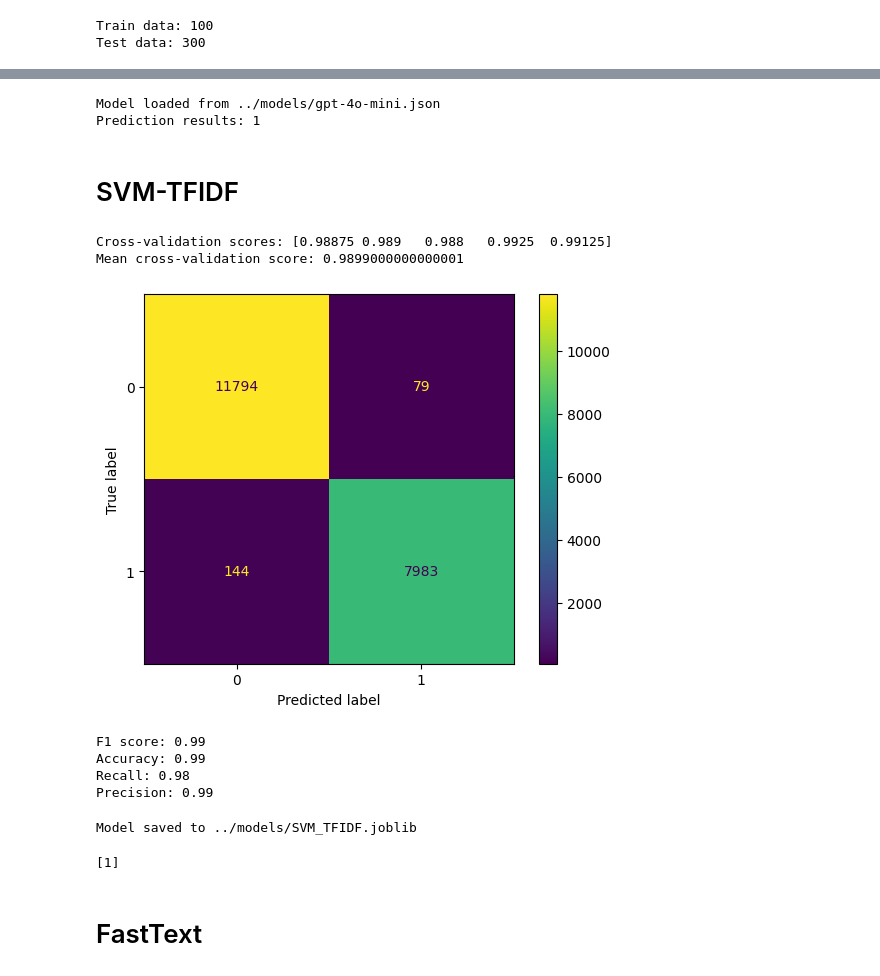
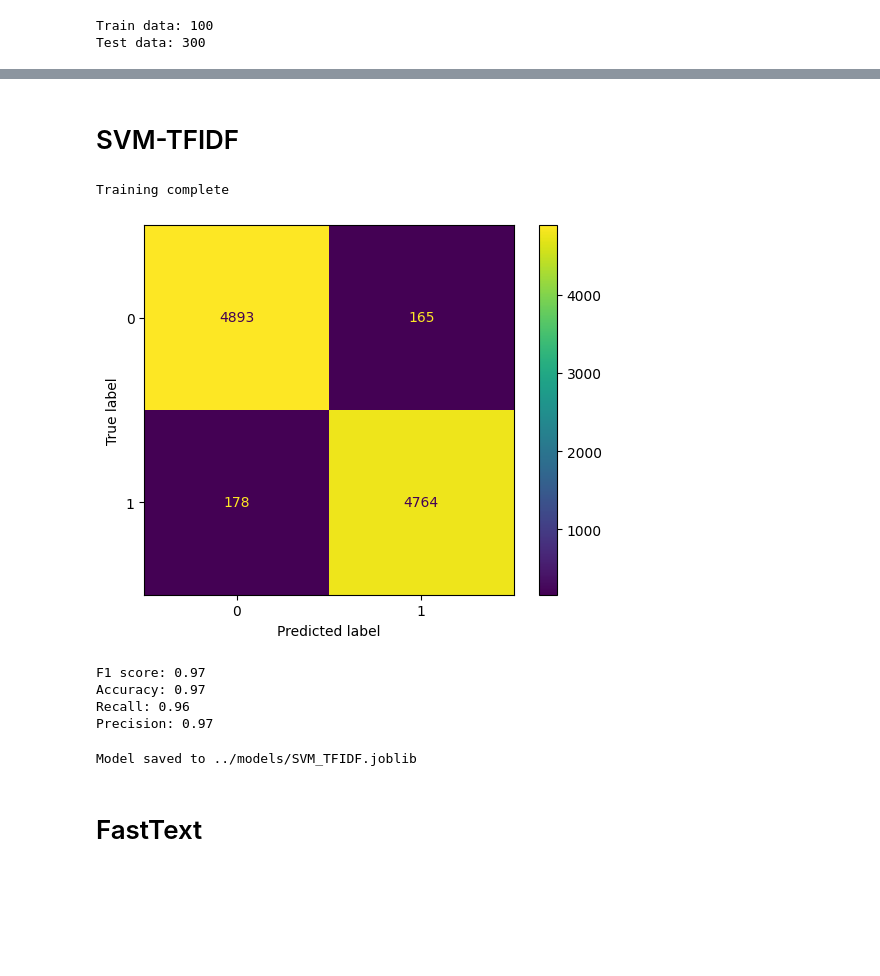
Before and after one commit to riso1410/guarded-query-router, a Jupyter notebook: src/main.ipynb, the cells around one changed output, grey strips where cells are left out. Drawn from its saved outputs; the diff is of its cells as text; code cells hidden in the pictures; blank space fills up the shorter version.

Commit message:
new dataset, fixed data, gradio all models working

```diff
--- a/src/main.ipynb
+++ b/src/main.ipynb
@@ -27,6 +26,34 @@ from fastembed import TextEmbedding
 dotenv.load_dotenv()
 # %% [output]
 True
+# %%
+open_path = "../data/open_domain_data.csv"
+specific_path = "../data/specific_domain_data.csv"
+
+train_size = 10_000
+test_size = 10_000
+val_size = 1000
+
+random.seed(42)
+# %%
+open_data = pd.read_csv(open_path)
+specific_data = pd.read_csv(specific_path)
+
+open_data = open_data[:15_000]
+specific_data = specific_data[:15_000]
+
+merged_data = pd.concat([open_data, specific_data])
+
+shuffled_data = merged_data.sample(frac=1).reset_index(drop=True)
+
+shuffled_data['question'] = (
+    shuffled_data['question']
+    .apply(lambda x: re.sub(r'[^\w\s]', '', x.encode('utf-8').decode('utf-8').lower()))
+)
+
+train_data = shuffled_data[:train_size]
+val_data = shuffled_data[train_size:train_size + val_size]
+test_data = shuffled_data[train_size:train_size + test_size]
 # %% [markdown]
 # Models
 # %%
@@ -118,13 +146,4 @@ Best score so far: 99.0
 Bootstrapped 2 full traces after 3 examples in round 0.
 ... (5 outputs left out)
-# %%
-trainer.load_model(f"../models/{gpt_model.model_name}.json")
-
-results = trainer.predict(prompt="What are the laws for eating in car?", domain="law")
-
-print(f"Prediction results: {results}")
-# %% [output]
-Model loaded from ../models/gpt-4o-mini.json
-Prediction results: 1
 # %% [markdown]
 # SVM-TFIDF
@@ -144,31 +150,36 @@ X_train, X_test, y_train, y_test = svm_classifier.prepare_data(open_path="../dat
+# %%
+config = {
+    'C': 0.05,
+    'embedding': baai_embedding,
+}
+
+svm_classifier = SVMClassifier(config=config)
+
+X_train, X_test, y_train, y_test = train_data['question'], test_data['question'], train_data['label'], test_data['label']
+
+X_train = list(config.get('embedding').embed(X_train))
+X_test = list(config.get('embedding').embed(X_test))
 # %%
 svm_classifier.train(X_train, y_train)
-svm_classifier.cross_validate(X_test, y_test)
+print("Training complete")
+
 f1, accuracy, recall, precision = svm_classifier.evaluate(X_test, y_test)
-
 print(f"F1 score: {f1:.2f}")
 print(f"Accuracy: {accuracy:.2f}")
 print(f"Recall: {recall:.2f}")
 print(f"Precision: {precision:.2f}")
 # %% [output]
-Cross-validation scores: [0.98875 0.989   0.988   0.9925  0.99125]
-Mean cross-validation score: 0.9899000000000001
+Training complete
-[figure, old version]
+[figure, new version]
-F1 score: 0.99
-Accuracy: 0.99
-Recall: 0.98
-Precision: 0.99
+F1 score: 0.97
+Accuracy: 0.97
+Recall: 0.96
+Precision: 0.97
 # %%
 # Save the model
 svm_classifier.save_model(model_path=f'../models/{svm_classifier.model_name}.joblib')
 # %% [output]
 Model saved to ../models/SVM_TFIDF.joblib
-# %%
-result = svm_classifier.predict("What are the laws for eating in car?")
-
-print(result)
-# %% [output]
-[1]
 # %% [markdown]
 # FastText
 # %%
```
Also changed, not shown: parts of 10 cells of this notebook, 12 other files.
